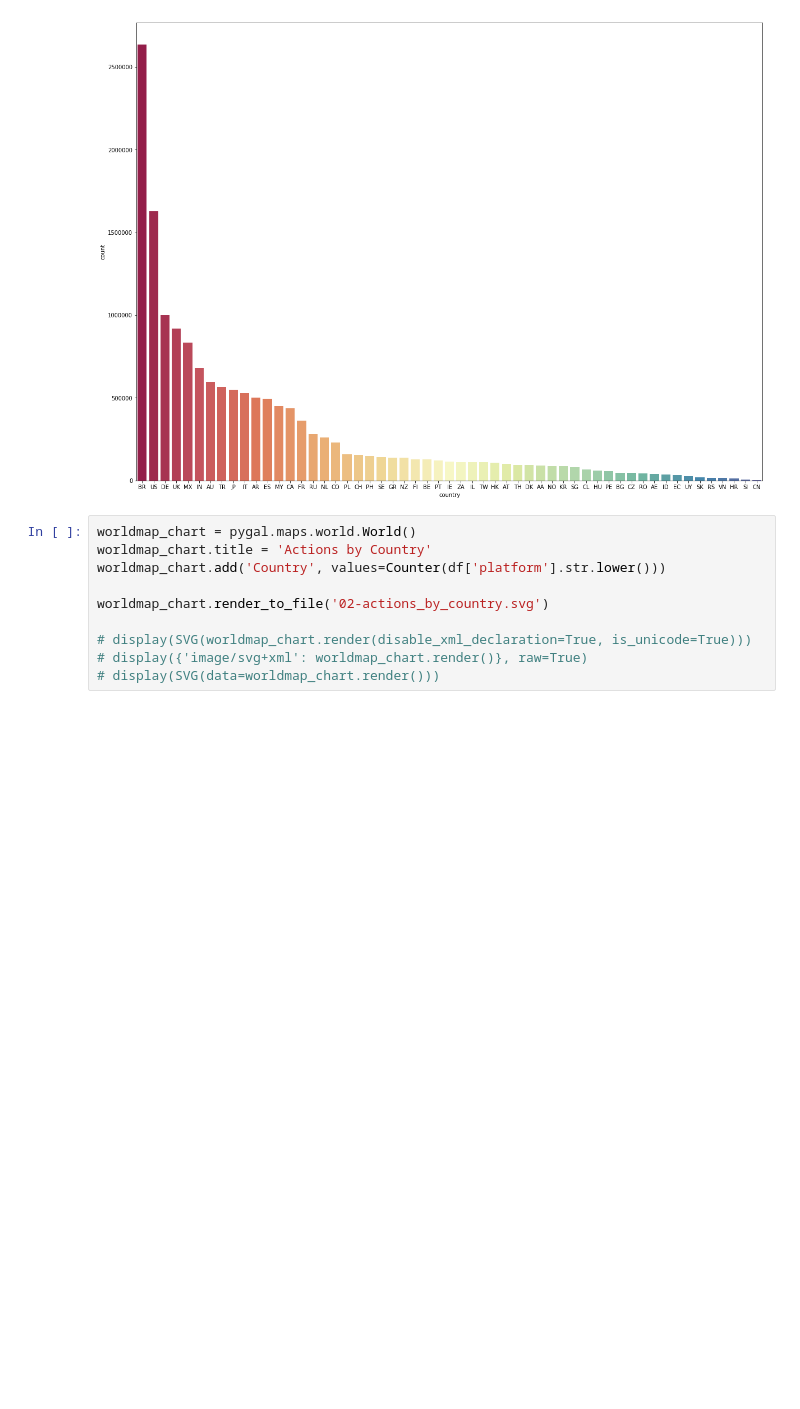
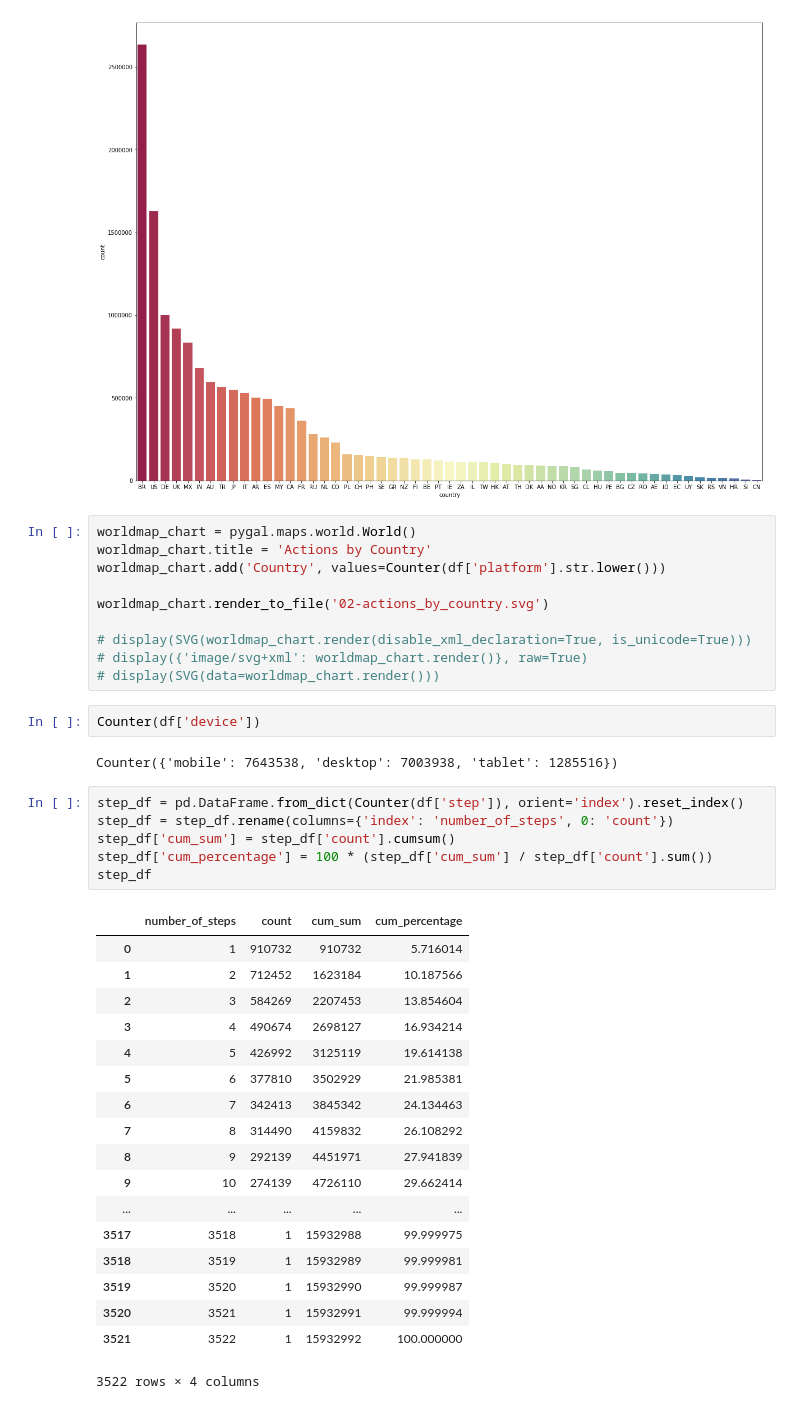
Before and after one commit to antonpetkoff/recsys-2019, a Jupyter notebook: notebooks/01-data-exploration.ipynb, the cells around one changed output. Drawn from its saved outputs; the diff is of its cells as text; blank space fills up the shorter version.

```diff
--- a/notebooks/01-data-exploration.ipynb
+++ b/notebooks/01-data-exploration.ipynb
@@ -167,3 +168,32 @@ worldmap_chart.render_to_file('02-actions_by_country.svg')
 # display(SVG(worldmap_chart.render(disable_xml_declaration=True, is_unicode=True)))
 # display({'image/svg+xml': worldmap_chart.render()}, raw=True)
 # display(SVG(data=worldmap_chart.render()))
+# %%
+Counter(df['device'])
+# %% [output]
+Counter({'mobile': 7643538, 'desktop': 7003938, 'tablet': 1285516})
+# %%
+step_df = pd.DataFrame.from_dict(Counter(df['step']), orient='index').reset_index()
+step_df = step_df.rename(columns={'index': 'number_of_steps', 0: 'count'})
+step_df['cum_sum'] = step_df['count'].cumsum()
+step_df['cum_percentage'] = 100 * (step_df['cum_sum'] / step_df['count'].sum())
+step_df
+# %% [output]
+|  | number_of_steps | count | cum_sum | cum_percentage |
+| 0 | 1 | 910732 | 910732 | 5.716014 |
+| 1 | 2 | 712452 | 1623184 | 10.187566 |
+| 2 | 3 | 584269 | 2207453 | 13.854604 |
+| 3 | 4 | 490674 | 2698127 | 16.934214 |
+| 4 | 5 | 426992 | 3125119 | 19.614138 |
+| 5 | 6 | 377810 | 3502929 | 21.985381 |
+| 6 | 7 | 342413 | 3845342 | 24.134463 |
+| 7 | 8 | 314490 | 4159832 | 26.108292 |
+| 8 | 9 | 292139 | 4451971 | 27.941839 |
+| 9 | 10 | 274139 | 4726110 | 29.662414 |
+| ... | ... | ... | ... | ... |
+| 3517 | 3518 | 1 | 15932988 | 99.999975 |
+| 3518 | 3519 | 1 | 15932989 | 99.999981 |
+| 3519 | 3520 | 1 | 15932990 | 99.999987 |
+| 3520 | 3521 | 1 | 15932991 | 99.999994 |
+| 3521 | 3522 | 1 | 15932992 | 100.000000 |
+3522 rows × 4 columns
```
Also changed, not shown: parts of 6 cells of this notebook.
